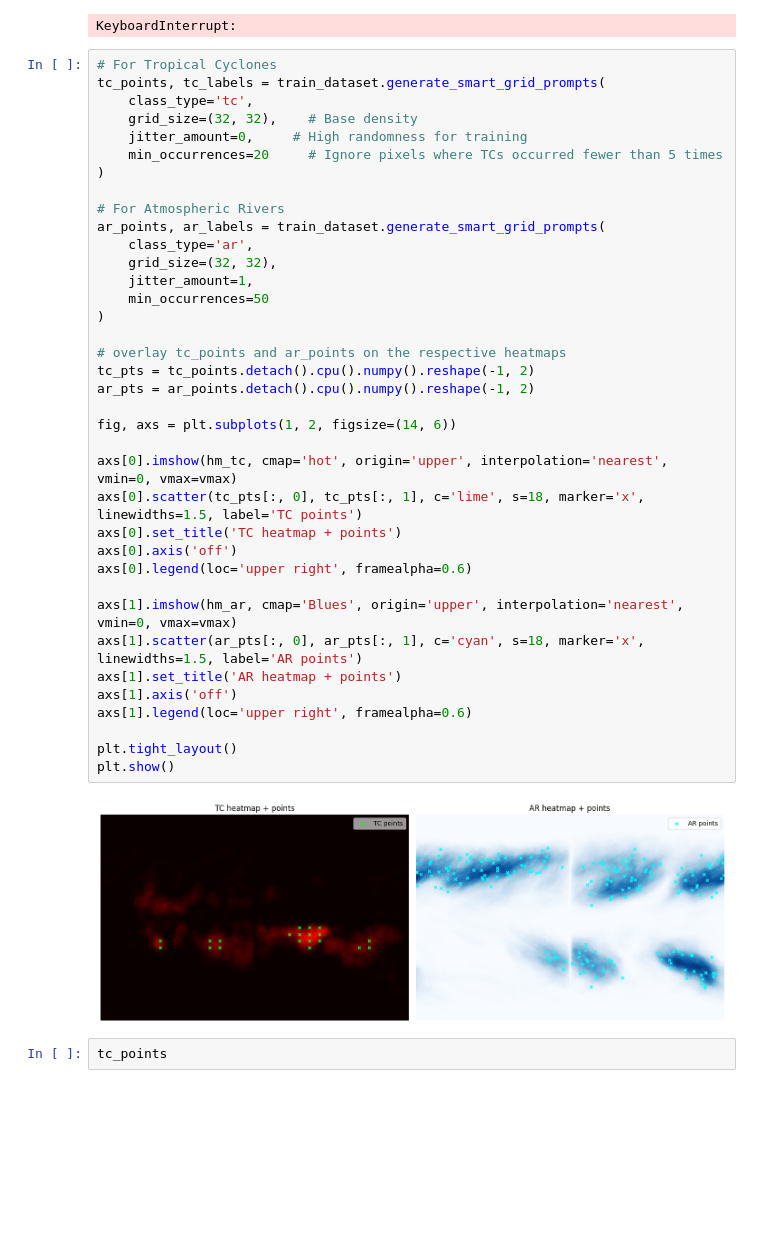
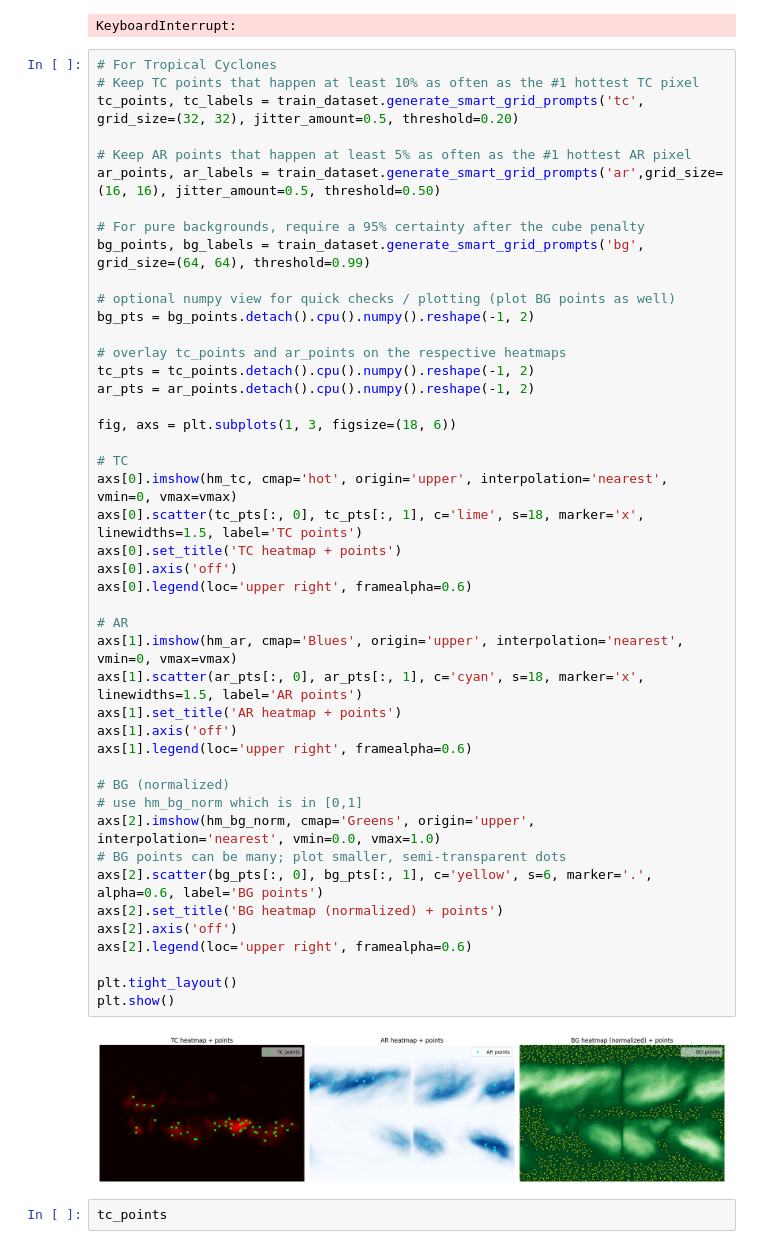
Before and after one commit to thangible/ClimateSAM, a Jupyter notebook: documentation.ipynb, the cells around one changed output. Saved outputs shown, nothing was run; the diff lists cells and outputs as text; blank space fills up the shorter version.

```diff
--- a/documentation.ipynb
+++ b/documentation.ipynb
@@ -92,43 +120,51 @@ Scanning 398 files for extremal points...
 KeyboardInterrupt:
 # %%
 # For Tropical Cyclones
-tc_points, tc_labels = train_dataset.generate_smart_grid_prompts(
-    class_type='tc',
-    grid_size=(32, 32),    # Base density
-    jitter_amount=0,     # High randomness for training
-    min_occurrences=20     # Ignore pixels where TCs occurred fewer than 5 times
-)
+# Keep TC points that happen at least 10% as often as the #1 hottest TC pixel
+tc_points, tc_labels = train_dataset.generate_smart_grid_prompts('tc', grid_size=(32, 32), jitter_amount=0.5, threshold=0.20)
 
-# For Atmospheric Rivers
-ar_points, ar_labels = train_dataset.generate_smart_grid_prompts(
-    class_type='ar',
-    grid_size=(32, 32),
-    jitter_amount=1,
-    min_occurrences=50
-)
+# Keep AR points that happen at least 5% as often as the #1 hottest AR pixel
+ar_points, ar_labels = train_dataset.generate_smart_grid_prompts('ar',grid_size=(16, 16), jitter_amount=0.5, threshold=0.50)
+
+# For pure backgrounds, require a 95% certainty after the cube penalty
+bg_points, bg_labels = train_dataset.generate_smart_grid_prompts('bg', grid_size=(64, 64), threshold=0.99)
+
+# optional numpy view for quick checks / plotting (plot BG points as well)
+bg_pts = bg_points.detach().cpu().numpy().reshape(-1, 2)
 
 # overlay tc_points and ar_points on the respective heatmaps
 tc_pts = tc_points.detach().cpu().numpy().reshape(-1, 2)
 ar_pts = ar_points.detach().cpu().numpy().reshape(-1, 2)
 
-fig, axs = plt.subplots(1, 2, figsize=(14, 6))
+fig, axs = plt.subplots(1, 3, figsize=(18, 6))
 
+# TC
 axs[0].imshow(hm_tc, cmap='hot', origin='upper', interpolation='nearest', vmin=0, vmax=vmax)
 axs[0].scatter(tc_pts[:, 0], tc_pts[:, 1], c='lime', s=18, marker='x', linewidths=1.5, label='TC points')
 axs[0].set_title('TC heatmap + points')
 axs[0].axis('off')
 axs[0].legend(loc='upper right', framealpha=0.6)
 
+# AR
 axs[1].imshow(hm_ar, cmap='Blues', origin='upper', interpolation='nearest', vmin=0, vmax=vmax)
 axs[1].scatter(ar_pts[:, 0], ar_pts[:, 1], c='cyan', s=18, marker='x', linewidths=1.5, label='AR points')
 axs[1].set_title('AR heatmap + points')
 axs[1].axis('off')
 axs[1].legend(loc='upper right', framealpha=0.6)
 
+# BG (normalized)
+# use hm_bg_norm which is in [0,1]
+axs[2].imshow(hm_bg_norm, cmap='Greens', origin='upper', interpolation='nearest', vmin=0.0, vmax=1.0)
+# BG points can be many; plot smaller, semi-transparent dots
+axs[2].scatter(bg_pts[:, 0], bg_pts[:, 1], c='yellow', s=6, marker='.', alpha=0.6, label='BG points')
+axs[2].set_title('BG heatmap (normalized) + points')
+axs[2].axis('off')
+axs[2].legend(loc='upper right', framealpha=0.6)
+
 plt.tight_layout()
 plt.show()
 # %% [output]
-[figure, old version]
+[figure, new version]
 # %%
 tc_points
 # %% [output]
```
Also changed, not shown: parts of 2 cells of this notebook, 2 other files.
